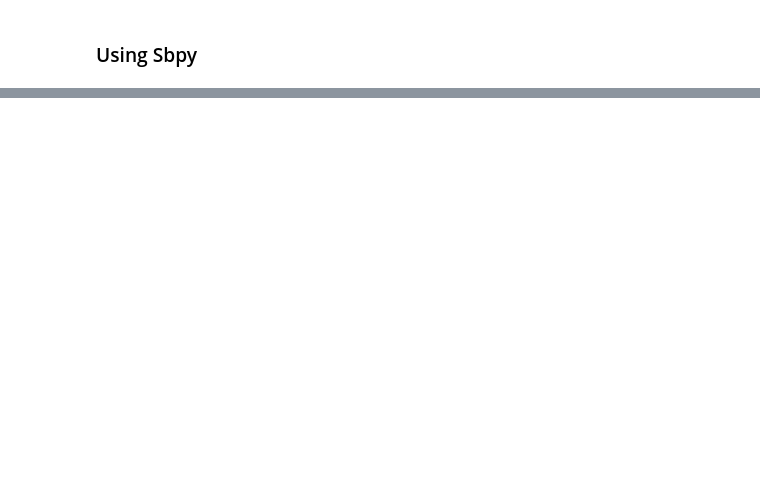
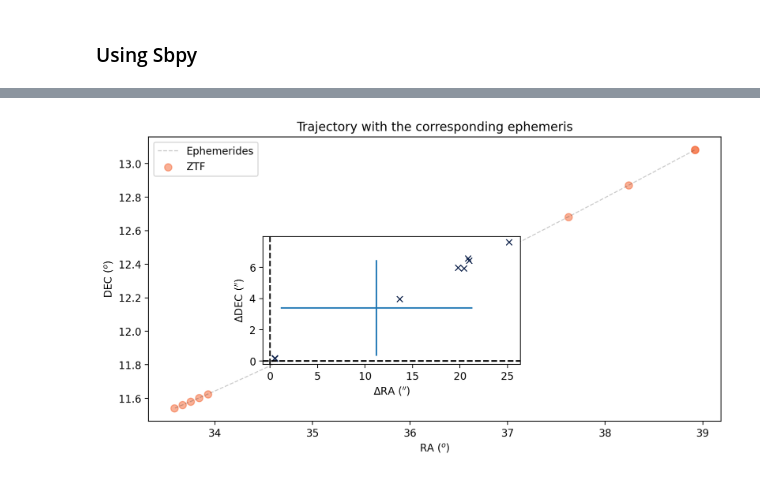
Before and after one commit to astrolabsoftware/fink-tutorials, a Jupyter notebook: sso/SSO@amateur/SSO_Fink_FAT_tuto.ipynb, the cells around one changed output, grey strips where cells are left out. Saved outputs shown, nothing was run; the diff lists cells and outputs as text; code cells hidden in the pictures; blank space fills up the shorter version.

```diff
--- a/sso/SSO@amateur/SSO_Fink_FAT_tuto.ipynb
+++ b/sso/SSO@amateur/SSO_Fink_FAT_tuto.ipynb
@@ -213,0 +140,3 @@ sso_utils.plot_perf_ephem(pdf_orb, pdf_lc, "FF09092023aaaactc")
+# %%
+traj_pdf = sso_utils.prep_traj_for_orbfit(pdf_lc[pdf_lc["d:ssoCandId"] == ff_id])
+traj_pdf
@@ -213,0 +153,9 @@ sso_utils.plot_perf_ephem(pdf_orb, pdf_lc, "FF09092023aaaactc")
+# %%
+
+ephem_new_point = sso_utils.ephemeries(
+    pdf_orb[pdf_orb["d:ssoCandId"] == ff_id],
+    "2023-11-25",
+    "2023-11-30",
+    1
+)
+ephem_new_point
@@ -213,0 +169,3 @@ sso_utils.plot_perf_ephem(pdf_orb, pdf_lc, "FF09092023aaaactc")
+# %%
+traj_extended = sso_utils.add_fake_point_to_traj(traj_pdf, ephem_new_point)
+traj_extended
@@ -213,0 +185,3 @@ sso_utils.plot_perf_ephem(pdf_orb, pdf_lc, "FF09092023aaaactc")
+# %%
+orb = compute_df_orbit_param(traj_extended, 1, "tmp_orbfit")
+orb
@@ -213,0 +196,6 @@ sso_utils.plot_perf_ephem(pdf_orb, pdf_lc, "FF09092023aaaactc")
+# %%
+sso_utils.plot_perf_ephem(sso_utils.format_orbit(orb, ff_id), traj_extended.rename({
+    "ra": "d:ra", "dec": "d:dec", "jd": "d:jd"
+}, axis=1), ff_id, method="sbpy")
+# %% [output]
+[figure, added]
```
Also changed, not shown: parts of 23 cells of this notebook, 2 other files.
